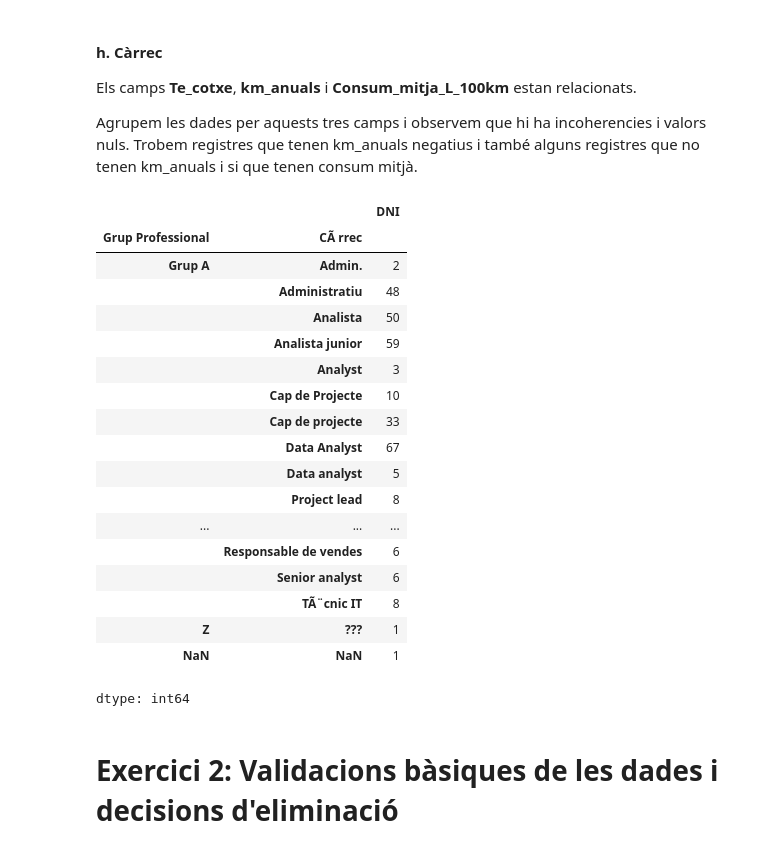
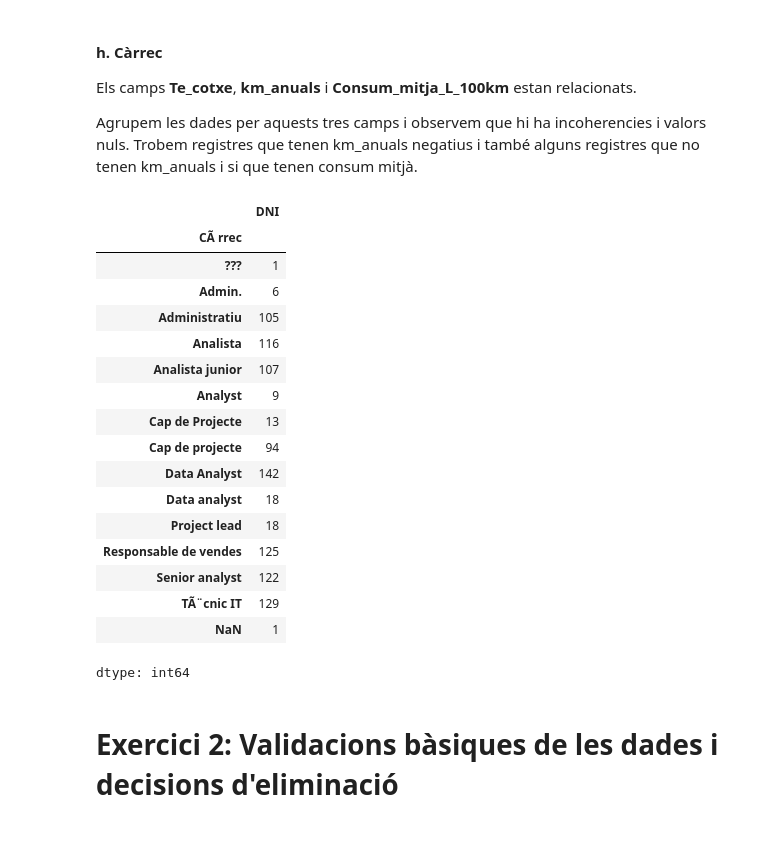
Before and after one commit to roser740/Data-Analytics, a Jupyter notebook: TASQUES S8/TS8_01_roser_carrera.ipynb, the cells around one changed output. Drawn from its saved outputs; the diff is of its cells as text; code cells hidden in the pictures.

```diff
--- a/TASQUES S8/TS8_01_roser_carrera.ipynb
+++ b/TASQUES S8/TS8_01_roser_carrera.ipynb
@@ -393,26 +395,25 @@ Els camps **Te_cotxe**, **km_anuals** i **Consum_mitja_L_100km** estan relaciona
 
 Agrupem les dades per aquests tres camps i observem que hi ha incoherencies i valors nuls. Trobem registres que tenen km_anuals negatius i també alguns registres que no tenen km_anuals i si que tenen consum mitjà.
 # %%
-df.groupby(['Grup Professional','CÃ rrec'],dropna=False)['DNI'].count()
+df.groupby('CÃ rrec',dropna=False)['DNI'].count()
 # %% [output]
-|  |  | DNI |
-| Grup Professional | CÃ rrec |  |
-| Grup A | Admin. | 2 |
-|  | Administratiu | 48 |
-|  | Analista | 50 |
-|  | Analista junior | 59 |
-|  | Analyst | 3 |
-|  | Cap de Projecte | 10 |
-|  | Cap de projecte | 33 |
-|  | Data Analyst | 67 |
-|  | Data analyst | 5 |
-|  | Project lead | 8 |
-| ... | ... | ... |
-|  | Responsable de vendes | 6 |
-|  | Senior analyst | 6 |
-|  | TÃ¨cnic IT | 8 |
-| Z | ??? | 1 |
-| NaN | NaN | 1 |
+|  | DNI |
+| CÃ rrec |  |
+| ??? | 1 |
+| Admin. | 6 |
+| Administratiu | 105 |
+| Analista | 116 |
+| Analista junior | 107 |
+| Analyst | 9 |
+| Cap de Projecte | 13 |
+| Cap de projecte | 94 |
+| Data Analyst | 142 |
+| Data analyst | 18 |
+| Project lead | 18 |
+| Responsable de vendes | 125 |
+| Senior analyst | 122 |
+| TÃ¨cnic IT | 129 |
+| NaN | 1 |
 dtype: int64
 # %% [markdown]
 # **Exercici 2: Validacions bàsiques de les dades i decisions d'eliminació**
```
Also changed, not shown: parts of 41 cells of this notebook.
